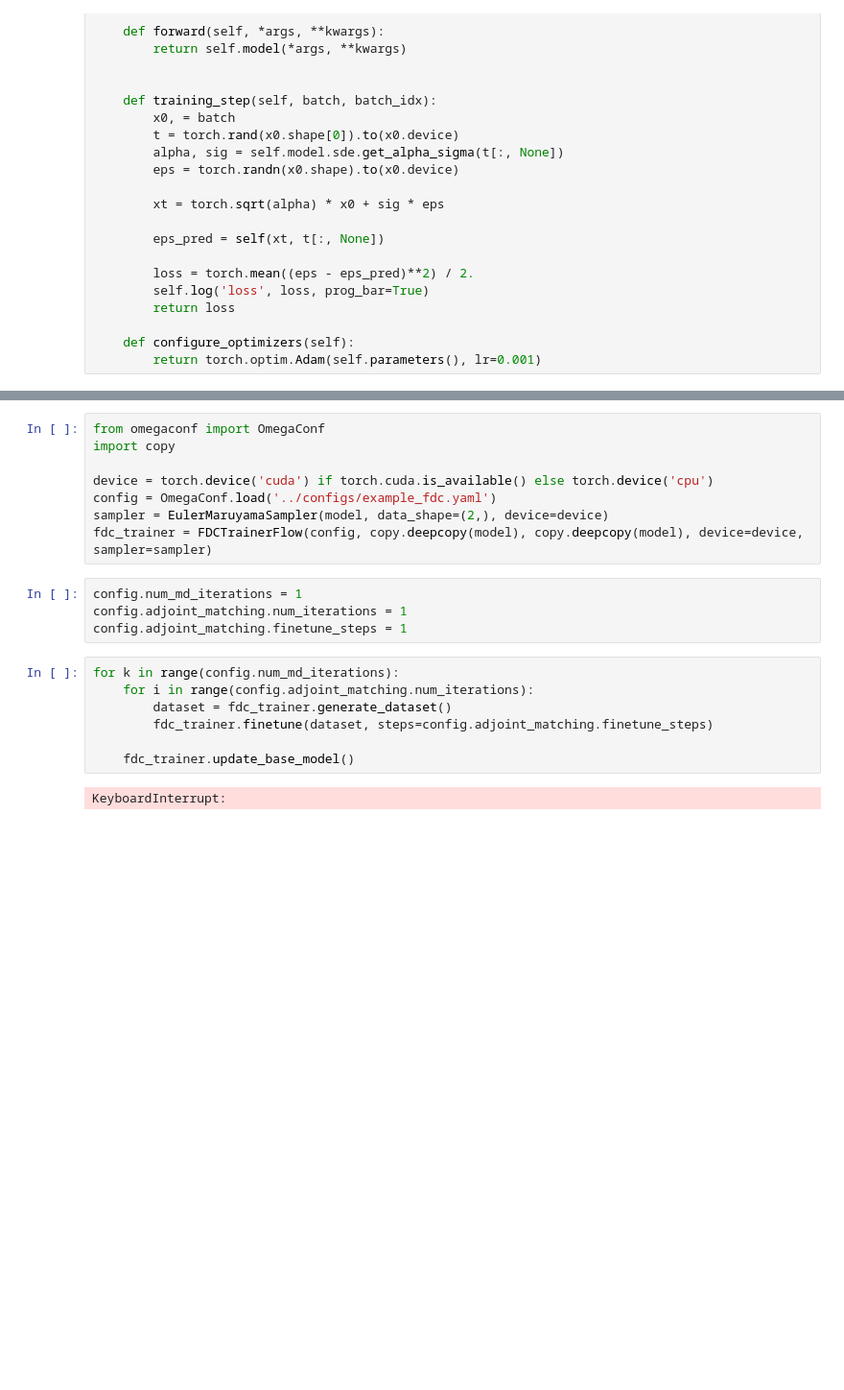
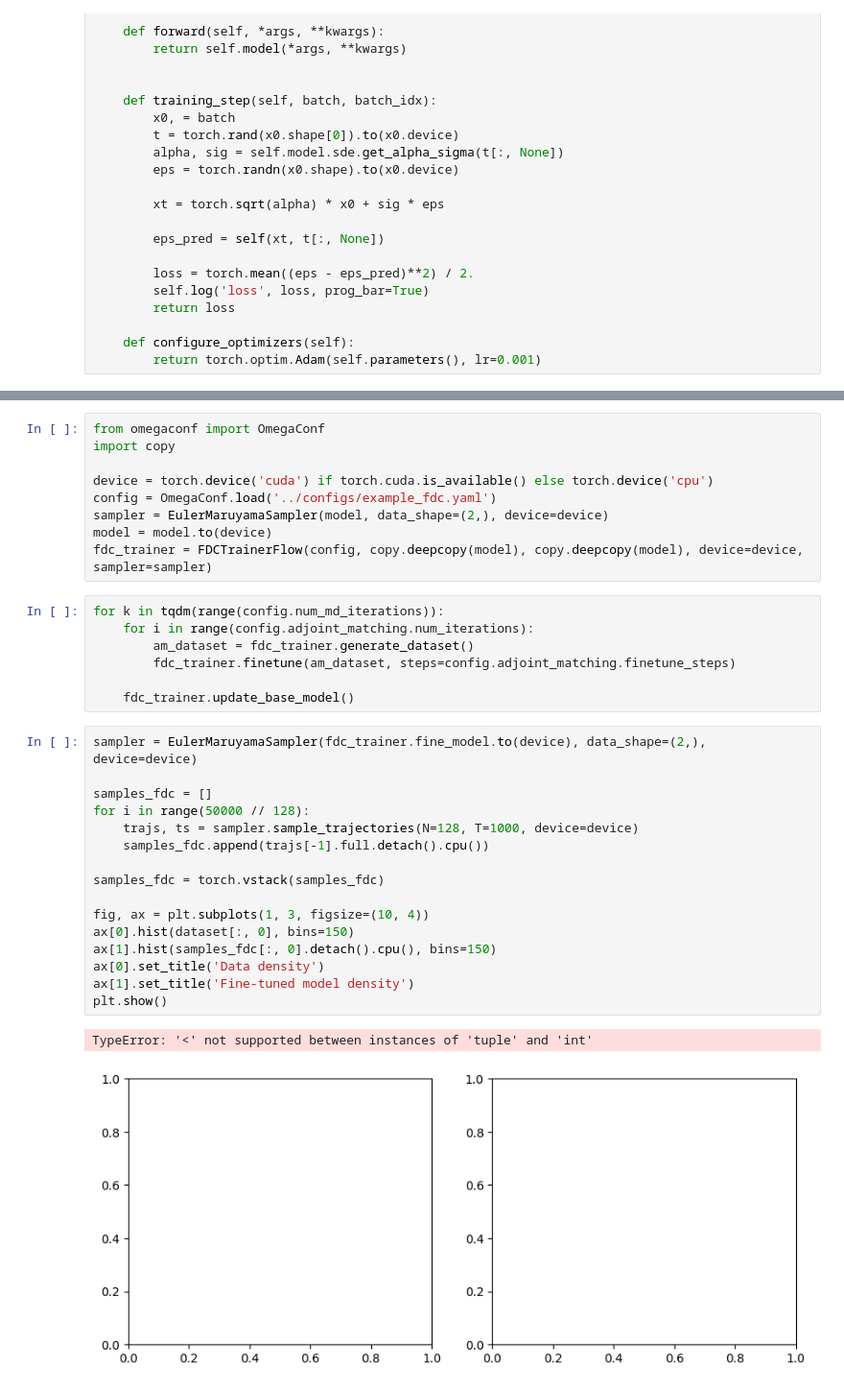
Before and after one commit to riccardodesanti/flow-density-control, a Jupyter notebook: notebooks/tutorial_fdc.ipynb, the cells around one changed output, grey strips where cells are left out. Shown at 96% size. Drawn from its saved outputs; the diff is of its cells as text; blank space fills up the shorter version.

```diff
--- a/notebooks/tutorial_fdc.ipynb
+++ b/notebooks/tutorial_fdc.ipynb
@@ -72,17 +149,31 @@ import copy
 device = torch.device('cuda') if torch.cuda.is_available() else torch.device('cpu')
 config = OmegaConf.load('../configs/example_fdc.yaml')
 sampler = EulerMaruyamaSampler(model, data_shape=(2,), device=device)
+model = model.to(device)
 fdc_trainer = FDCTrainerFlow(config, copy.deepcopy(model), copy.deepcopy(model), device=device, sampler=sampler)
-# %%
-config.num_md_iterations = 1
-config.adjoint_matching.num_iterations = 1
-config.adjoint_matching.finetune_steps = 1
 # %%
-for k in range(config.num_md_iterations):
+for k in tqdm(range(config.num_md_iterations)):
     for i in range(config.adjoint_matching.num_iterations):
-        dataset = fdc_trainer.generate_dataset()
-        fdc_trainer.finetune(dataset, steps=config.adjoint_matching.finetune_steps)
+        am_dataset = fdc_trainer.generate_dataset()
+        fdc_trainer.finetune(am_dataset, steps=config.adjoint_matching.finetune_steps)
 
     fdc_trainer.update_base_model()
-# %% [output]
-KeyboardInterrupt:
+# %%
+sampler = EulerMaruyamaSampler(fdc_trainer.fine_model.to(device), data_shape=(2,), device=device)
+
+samples_fdc = []
+for i in range(50000 // 128):
+    trajs, ts = sampler.sample_trajectories(N=128, T=1000, device=device)
+    samples_fdc.append(trajs[-1].full.detach().cpu())
+
+samples_fdc = torch.vstack(samples_fdc)
+
+fig, ax = plt.subplots(1, 3, figsize=(10, 4))
+ax[0].hist(dataset[:, 0], bins=150)
+ax[1].hist(samples_fdc[:, 0].detach().cpu(), bins=150)
+ax[0].set_title('Data density')
+ax[1].set_title('Fine-tuned model density')
+plt.show()
+# %% [output]
+TypeError: '<' not supported between instances of 'tuple' and 'int'
+[figure, added]
```
Also changed, not shown: parts of 6 cells of this notebook, 9 other files.
